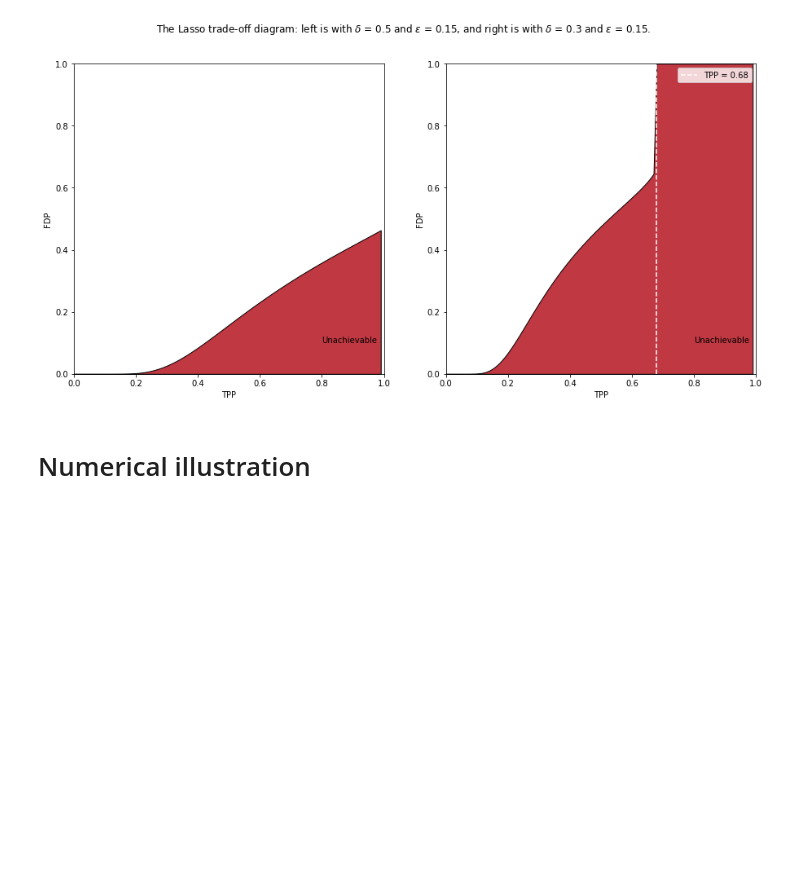
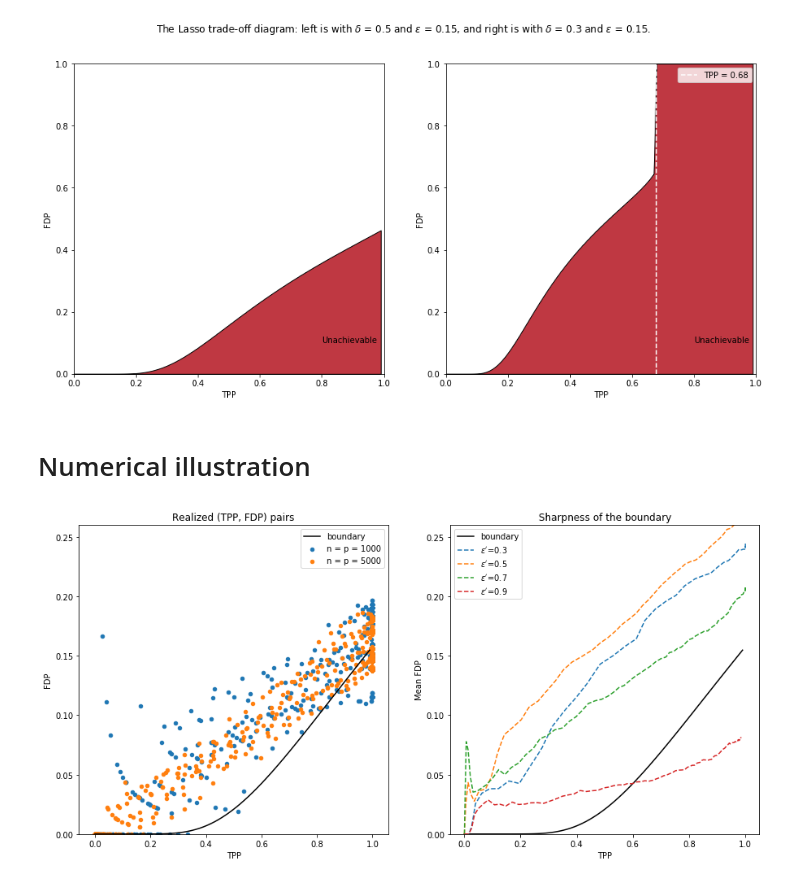
Before and after one commit to rmissaoui/theoretical-guidelines-for-high-dimensional-data-analysis, a Jupyter notebook: implementations/lasso_missaoui_moutei.ipynb, the cells around one changed output. Cells and saved outputs as stored; diff of their text form; code cells hidden in the pictures; blank space fills up the shorter version.

```diff
--- a/implementations/lasso_missaoui_moutei.ipynb
+++ b/implementations/lasso_missaoui_moutei.ipynb
@@ -196,29 +196,31 @@ def fdp_tpp_curve(n=1000, p=1000, epsilon=.2, n_alphas=100, return_mean=False):
 # %%
 plt.figure(figsize=(15, 7))
 
 plt.subplot(1, 2, 1)
 tpps, boundary_curve_lst = boundary_curve(delta=1, epsi=.2)
 plt.plot(tpps, boundary_curve_lst, color="black", label="boundary")
 for n in [1000, 5000]:
     fdp_list, tpp_list = fdp_tpp_curve(n, n, .2)
-    plt.scatter(fdp_list, tpp_list, s=20, label="n = p = %d" % n)
+    plt.scatter(tpp_list, fdp_list, s=20, label="n = p = %d" % n)
 plt.xlabel("TPP")
 plt.ylabel("FDP")
 plt.ylim(0., .26)
 plt.title("Realized (TPP, FDP) pairs")
 plt.legend()
 
 plt.subplot(1, 2, 2)
 epsilons = np.arange(3, 10, 2) / 10
 tpps, boundary_curve_lst = boundary_curve(delta=1, epsi=.2)
 plt.plot(tpps, boundary_curve_lst, color="black", label="boundary")
 for epsilon in epsilons:
     fdp_list, tpp_list = fdp_tpp_curve(1000, 1000, epsilon, return_mean=True)
-    plt.plot(fdp_list, tpp_list, "--", label=r"$\epsilon'$=%.1f" % epsilon)
+    plt.plot(tpp_list, fdp_list, "--", label=r"$\epsilon'$=%.1f" % epsilon)
 
 plt.xlabel("TPP")
 plt.ylabel("Mean FDP")
 plt.legend()
 plt.ylim(0., .26)
 plt.title("Sharpness of the boundary")
 plt.show();
+# %% [output]
+[figure, added]
```
Also changed, not shown: 3 other files.
